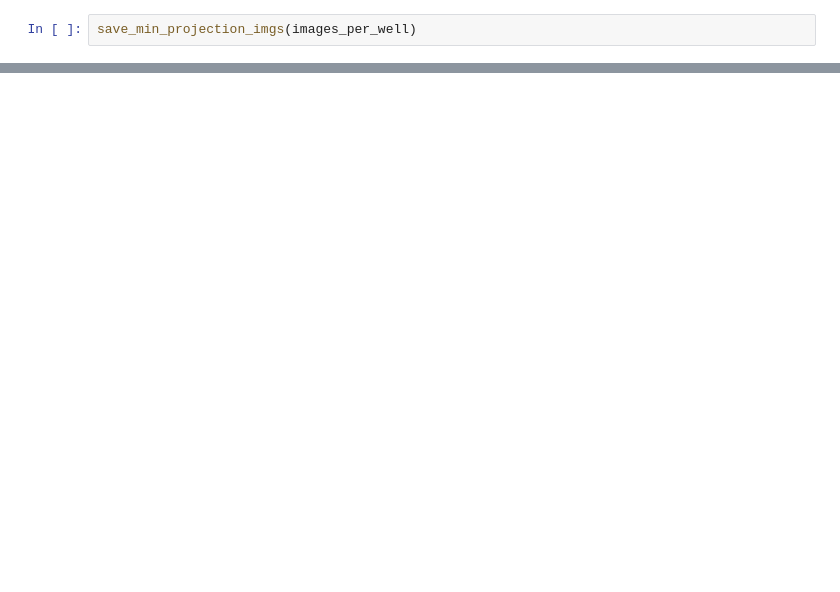
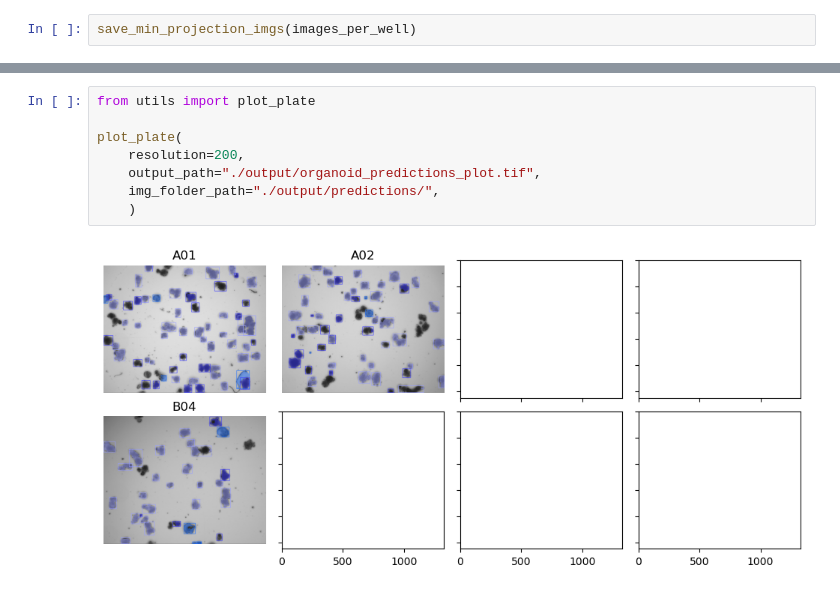
Before and after one commit to adiezsanchez/intestinal_organoid_brightfield_analysis, a Jupyter notebook: dev_yolov8.ipynb, the cells around one changed output, grey strips where cells are left out. Drawn from its saved outputs; the diff is of its cells as text; blank space fills up the shorter version.

Commit message:
Added yolov8 models and predict functionality

```diff
--- a/dev_yolov8.ipynb
+++ b/dev_yolov8.ipynb
@@ -49,0 +118,10 @@ save_min_projection_imgs(images_per_well)
+# %%
+from utils import plot_plate
+
+plot_plate(
+    resolution=200,
+    output_path="./output/organoid_predictions_plot.tif",
+    img_folder_path="./output/predictions/",
+    )
+# %% [output]
+[figure, added]
```
Also changed, not shown: parts of 6 cells of this notebook, 2 other files.
